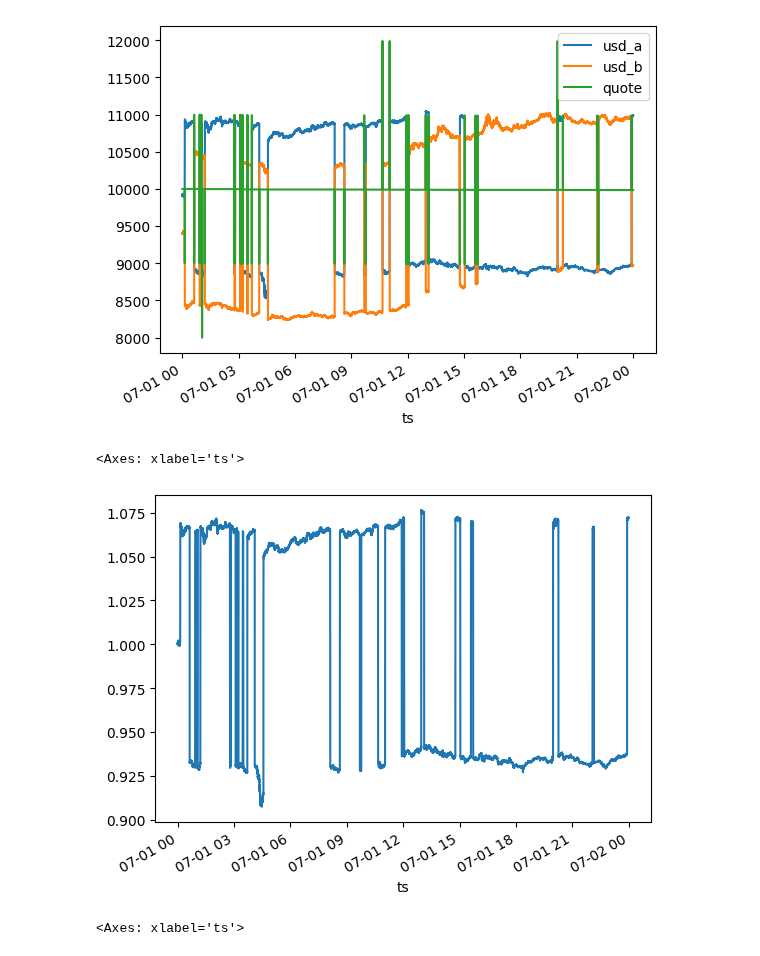
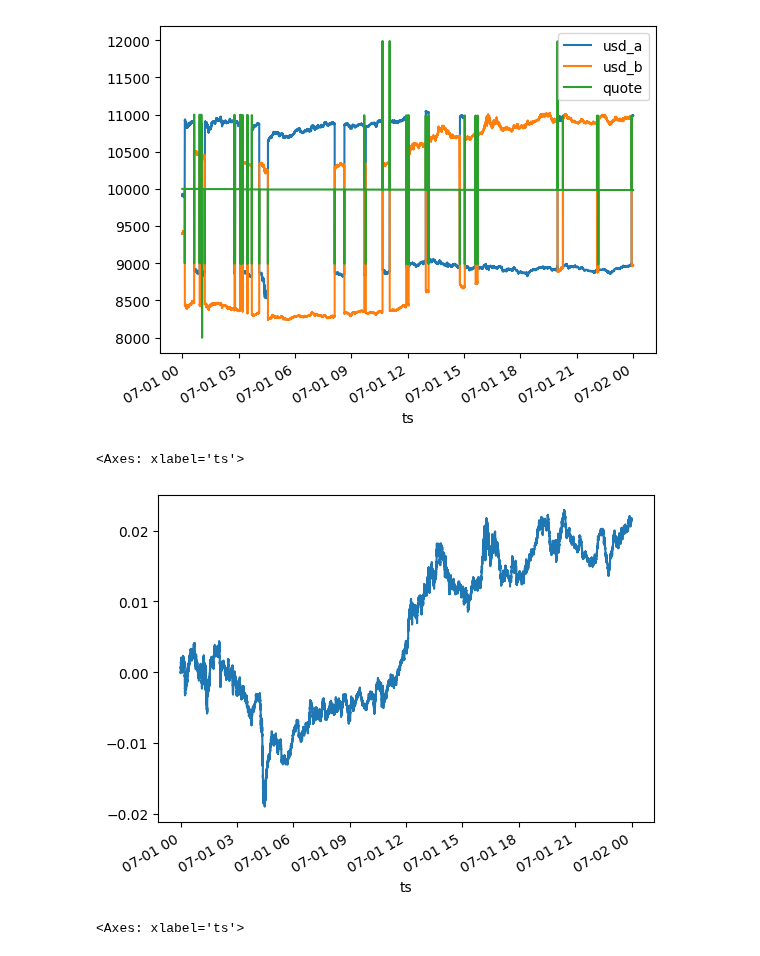
Before and after one commit to jaNGOB/pySimX, a Jupyter notebook: pySimX/examples/Multi-Asset TOB Example.ipynb, the cells around one changed output. Cells and saved outputs as stored; diff of their text form; code cells hidden in the pictures.

```diff
--- a/pySimX/examples/Multi-Asset TOB Example.ipynb
+++ b/pySimX/examples/Multi-Asset TOB Example.ipynb
@@ -295,18 +295,18 @@ ind.sort_index(inplace=True)
 # %%
 ind['usd_a'] = ind['asset_a'] * ind['price_a']
 ind['usd_b'] = ind['asset_b'] * ind['price_b']
-ind['combined'] = ind.usd_a + ind.quote + ind.usd_a
+ind['combined'] = ind.usd_a + ind.quote + ind.usd_b
 ind['log_bal'] = np.log(ind.combined / ind.combined.shift())
 # %%
 ind[['usd_a', 'usd_b', 'quote']].plot()
 # %% [output]
 <Axes: xlabel='ts'>
 [figure]
-# %%
-(1 + ind.combined.pct_change()).cumprod().plot()
-# %% [output]
-<Axes: xlabel='ts'>
-[figure, removed]
+# %%
+ind.log_bal.cumsum().plot()
+# %% [output]
+<Axes: xlabel='ts'>
+[figure, added]
 # %%
 ind[['impl_mid', 'price_a']].plot()
 # %% [output]
```
Also changed, not shown: parts of 1 cell of this notebook.
